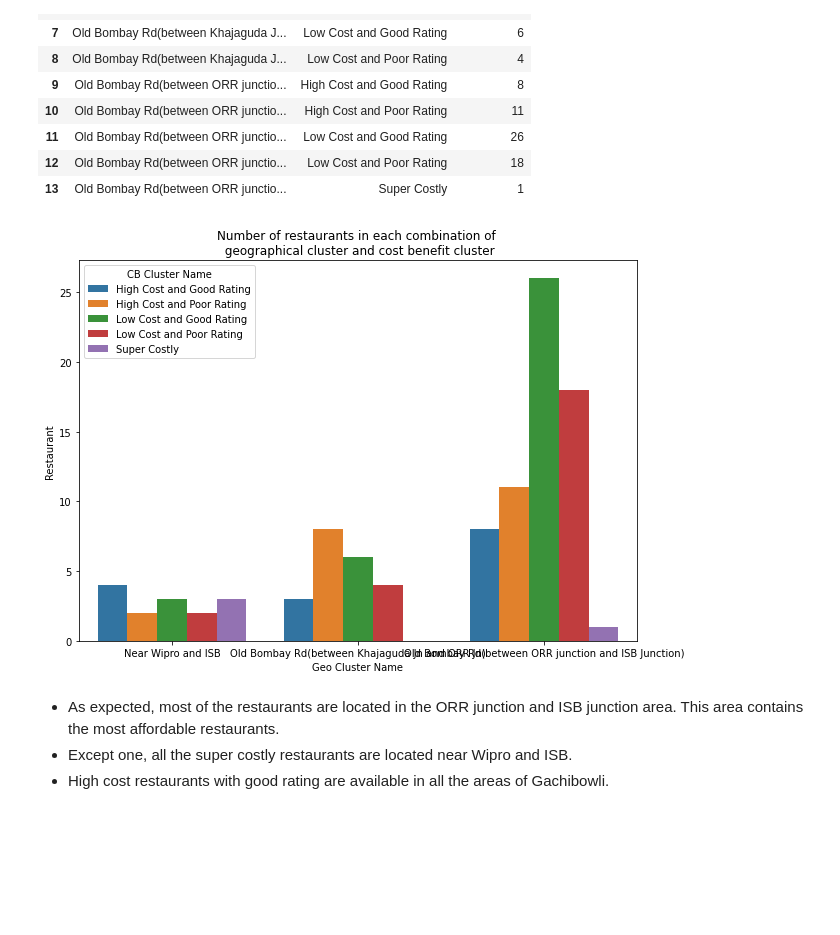
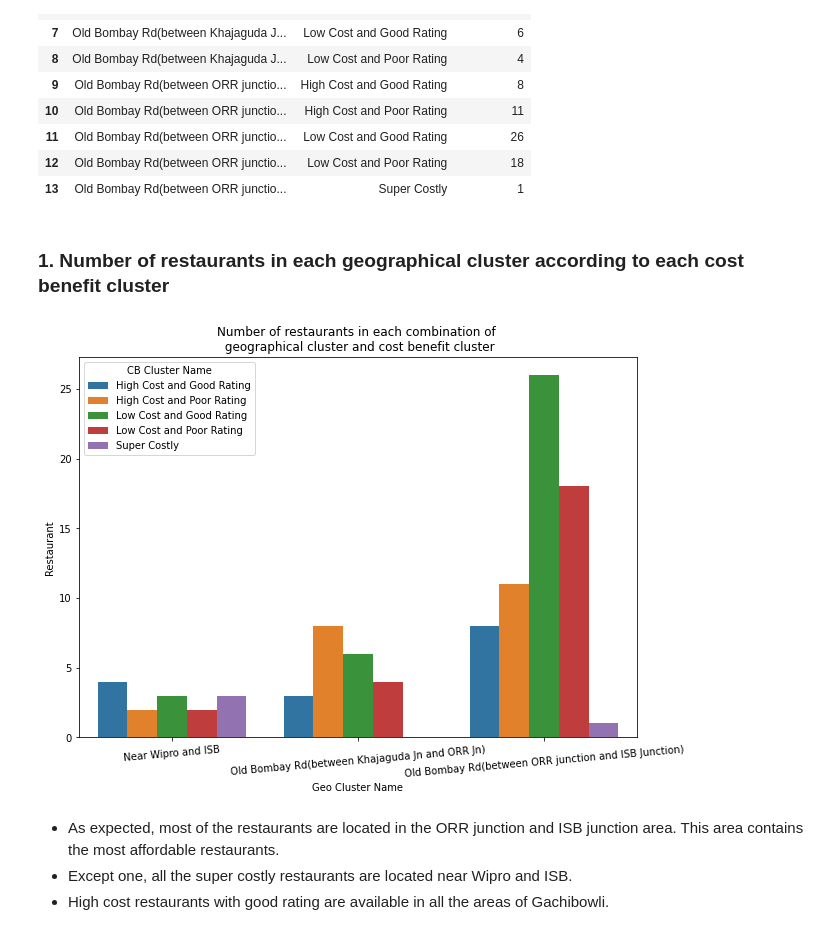
Before and after one commit to VilasSonawane/ZOMATO-RESTAURANT-CLUSTERING-AND-SENTIMENT-ANALYSIS, a Jupyter notebook: Vilas_Copy_of_ZOMATO_RESTAURANT_CLUSTERING_AND_SENTIMENT_ANALYSIS.ipynb, the cells around one changed output. Cells and saved outputs as stored; diff of their text form; code cells hidden in the pictures; blank space fills up the shorter version.

```diff
--- a/Vilas_Copy_of_ZOMATO_RESTAURANT_CLUSTERING_AND_SENTIMENT_ANALYSIS.ipynb
+++ b/Vilas_Copy_of_ZOMATO_RESTAURANT_CLUSTERING_AND_SENTIMENT_ANALYSIS.ipynb
@@ -273,4 +284,4 @@ for i, content in enumerate(names_df['content']):
 # %%
-# dropping the content column
-names_df.drop('content',axis = 1,inplace = True)
+# dropping the redundant columns
+names_df.drop(['content','Unnamed: 0','Unnamed: 0.1','Links'],axis = 1,inplace = True)
 # %%
@@ -397,7 +395,7 @@ names_df.shape
 # %%
 # Appending the new columns to the names_df dataframe
 names_df = pd.concat([names_df,hot_encoded_servs_df],axis = 1)
-names_df.drop(['Unnamed: 0', 'Unnamed: 0.1','additional_services'],axis = 1,inplace = True)
+names_df.drop('additional_services',axis = 1,inplace = True)
 # %%
 names_df.columns
 # %% [output]
@@ -428,9 +423,0 @@ Let us explore the 'known_for' column.
-# %%
-# Cleaning the 'People say this is known for' column
-names_df['known_for'] = names_df['known_for'].replace(np.nan,'')
-
-# Some observations in this column has extra unnecessary text that starts with 'class='. Identifying them and removing
-bool_series = names_df['known_for'].str.contains('class=')
-for i in names_df.loc[bool_series].index:
-  tmp = names_df.iloc[i]['known_for']
-  names_df.at[i,'known_for'] = tmp[:tmp.find('<')]
@@ -1945,3 +1902,3 @@ merged_df['cb_cluster_hc5'] = ypredicted_hc
 # %%
 # Reading the merged_df dataframe from the previous iteration(to maintain consistency of cluster labels in every run of this file)
-merged_df = pd.read_csv('/content/drive/MyDrive/Data Squad zomato/Nandeesh/merged_df.csv')
+merged_df = pd.read_csv('/content/drive/MyDrive/Capstone Project on ZOMATO RESTAURANT CLUSTERING AND SENTIMENT ANALYSIS: Vilas Sonawane/merged_df.csv')
@@ -2225,13 +2171,16 @@ plot_df
 | 11 | Old Bombay Rd(between ORR junctio... | Low Cost and Good Rating | 26 |
 | 12 | Old Bombay Rd(between ORR junctio... | Low Cost and Poor Rating | 18 |
 | 13 | Old Bombay Rd(between ORR junctio... | Super Costly | 1 |
+# %% [markdown]
+### **1. Number of restaurants in each geographical cluster according to each cost benefit cluster**
 # %%
 plt.figure(figsize=(10,7))
-sns.barplot(x=plot_df['Geo Cluster Name'],y=plot_df['Restaurant'],hue =plot_df['CB Cluster Name'] )
+plot=sns.barplot(x=plot_df['Geo Cluster Name'],y=plot_df['Restaurant'],hue =plot_df['CB Cluster Name'] )
+plt.setp(plot.get_xticklabels(), rotation=5)
 plt.title('Number of restaurants in each combination of \n geographical cluster and cost benefit cluster')
 plt.show()
 # %% [output]
-[figure, old version]
+[figure, new version]
 # %% [markdown]
 * As expected, most of the restaurants are located in the ORR junction and ISB junction area. This area contains the most affordable restaurants.
 * Except one, all the super costly restaurants are located near Wipro and ISB.
```
Also changed, not shown: parts of 124 cells of this notebook.
